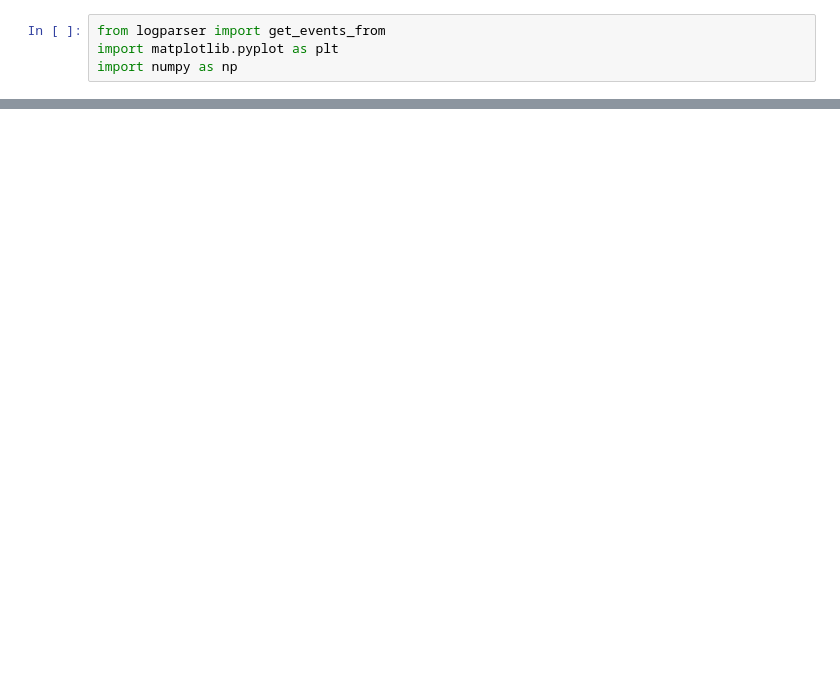
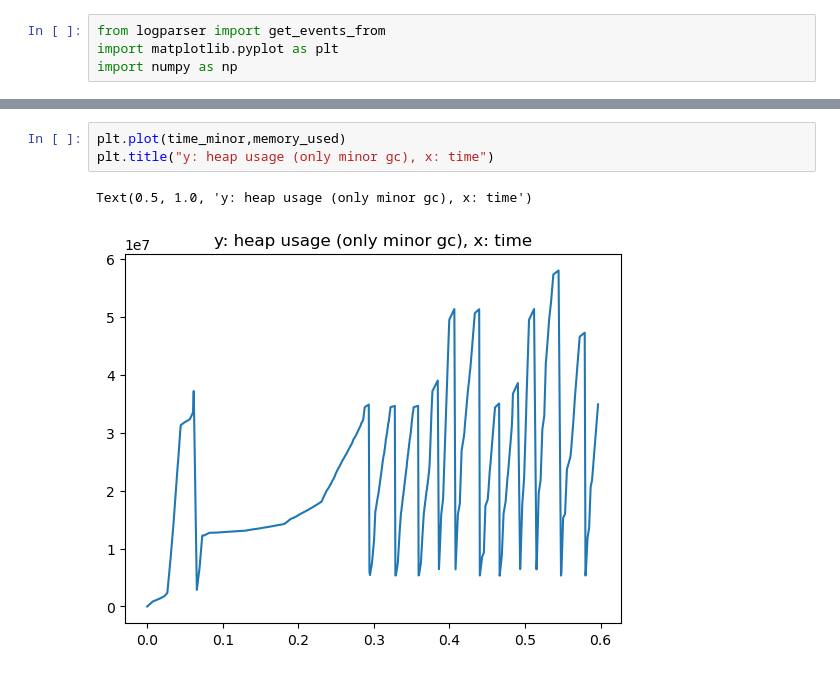
Before and after one commit to enisik/Bachelorarbeit-Skripte, a Jupyter notebook: plots.ipynb, the cells around one changed output, grey strips where cells are left out. Saved outputs shown, nothing was run; the diff lists cells and outputs as text; blank space fills up the shorter version.

Commit message:
more detailed plot

```diff
--- a/plots.ipynb
+++ b/plots.ipynb
@@ -91,0 +18,6 @@ True
+# %%
+plt.plot(time_minor,memory_used)
+plt.title("y: heap usage (only minor gc), x: time")
+# %% [output]
+Text(0.5, 1.0, 'y: heap usage (only minor gc), x: time')
+[figure, added]
```
Also changed, not shown: parts of 10 cells of this notebook.
